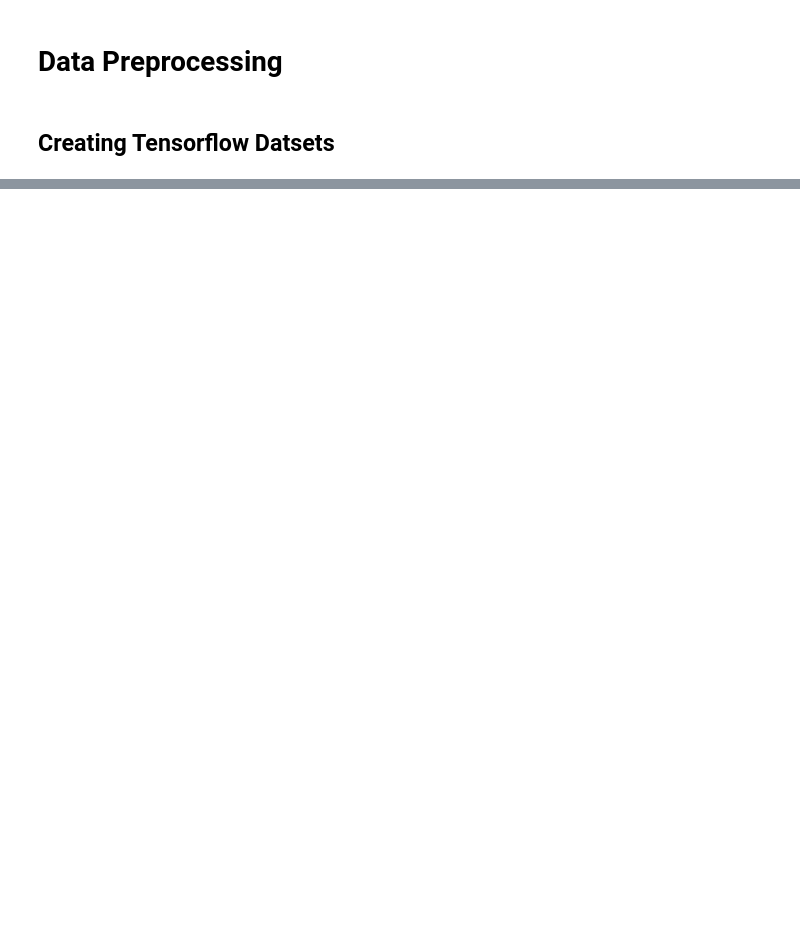
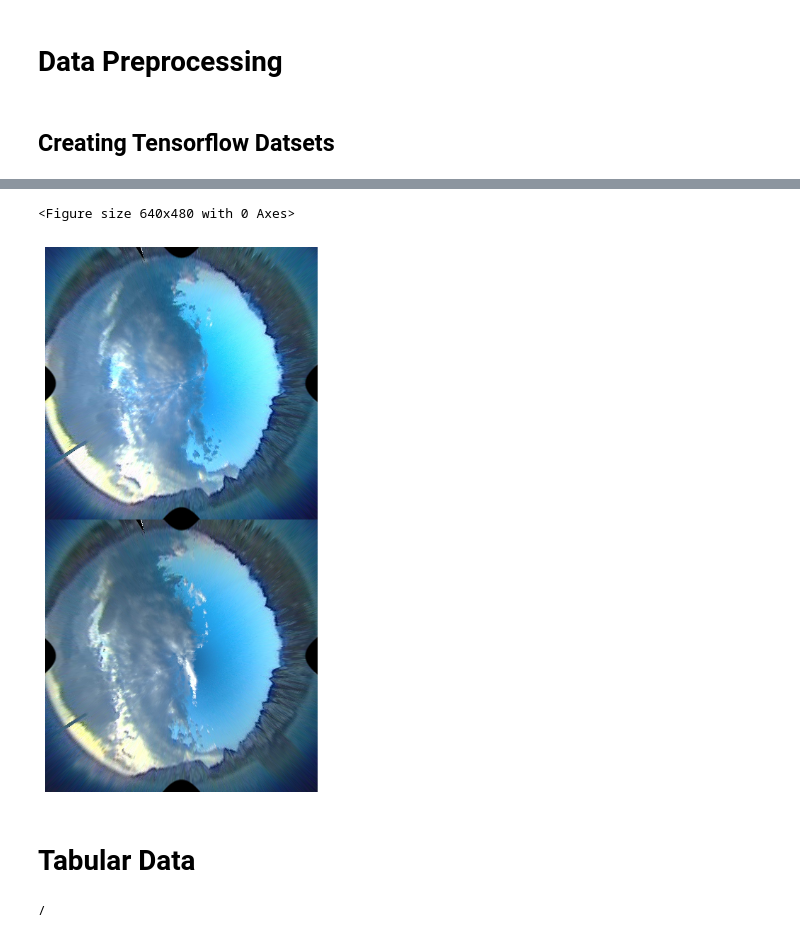
Before and after one commit to lordaarush/Cloud-Cover-Detection, a Jupyter notebook: clouds-movement-prediction.ipynb, the cells around one changed output, grey strips where cells are left out. Cells and saved outputs as stored; diff of their text form; code cells hidden in the pictures; blank space fills up the shorter version.

```diff
--- a/clouds-movement-prediction.ipynb
+++ b/clouds-movement-prediction.ipynb
@@ -70 +83,23 @@ img
+# %%
+def undistort(img_path, zoom_out_factor, balance, f, dist):
+    dim = 2048
+    DIM=(dim, dim)
+    img = cv2.imread(img_path)
+
+    K=np.array([
+        [f, 0.0, 1536/2],
+        [0.0, f, 1536/2],
+        [0.0, 0.0, 1.0]])
+    D=np.array([[dist],[dist],[dist],[dist]])
+
+
+    dim1 = img.shape[:2][::-1]  #dim1 is the dimension of input image to un-distort
+    new_K = np.array([
+        [f / zoom_out_factor, 0.0, 1536/2],
+        [0.0, f /zoom_out_factor, 1536/2],
+        [0.0, 0.0, 1.0]])
+    map1, map2 = cv2.fisheye.initUndistortRectifyMap(K, D, np.eye(3), new_K, dim1, cv2.CV_16SC2)
+    undistorted_img = cv2.remap(img, map1, map2, interpolation=cv2.INTER_AREA, borderMode=cv2.BORDER_CONSTANT)
+    undistorted_img = cv2.cvtColor(undistorted_img, cv2.COLOR_BGR2RGB)
+    return undistorted_img
 # %%
@@ -224,6 +173,0 @@ tf.keras.utils.array_to_img(u_img)
-# %%
-
-fig,ax = plt.subplots(nrows = 3, ncols = 3)
-axes = ax.flatten()
-for a in axes:
-    a.imshow()
@@ -297,7 +308,7 @@ def get_image_from_path(file_path):
 @tf.py_function(Tout=tf.float64)
 def get_undistorted_img(file_path):
     path_str = file_path.numpy().decode('utf-8')
-    image = undistort(path_str,zoom_out_factor = 10,balance = 1)
+    image = undistort(path_str,zoom_out_factor = 11,f = 282, dist = 0.015,balance = 1)
     return tf.convert_to_tensor(image,dtype = tf.float64)
 # %%
 train_ds_x = Preprocessor(flattened_image_paths).get_dataset_iterator(get_undistorted_img)
@@ -321,2 +330,12 @@ def show_grid_samples(ncols = 3,nrows = 3,scale = 1,**kwargs):
 # %%
-show_grid_samples(ncols = 3,nrows = 10,scale = 5)
+show_grid_samples(ncols = 1,nrows = 2,scale = 5)
+# %% [output]
+<Figure size 640x480 with 0 Axes>
+[figure, added]
+# %% [markdown]
+# Tabular Data
+# %%
+PWD =  os.getcwd()
+print(PWD)
+# %% [output]
+/
```
Also changed, not shown: parts of 35 cells of this notebook.
